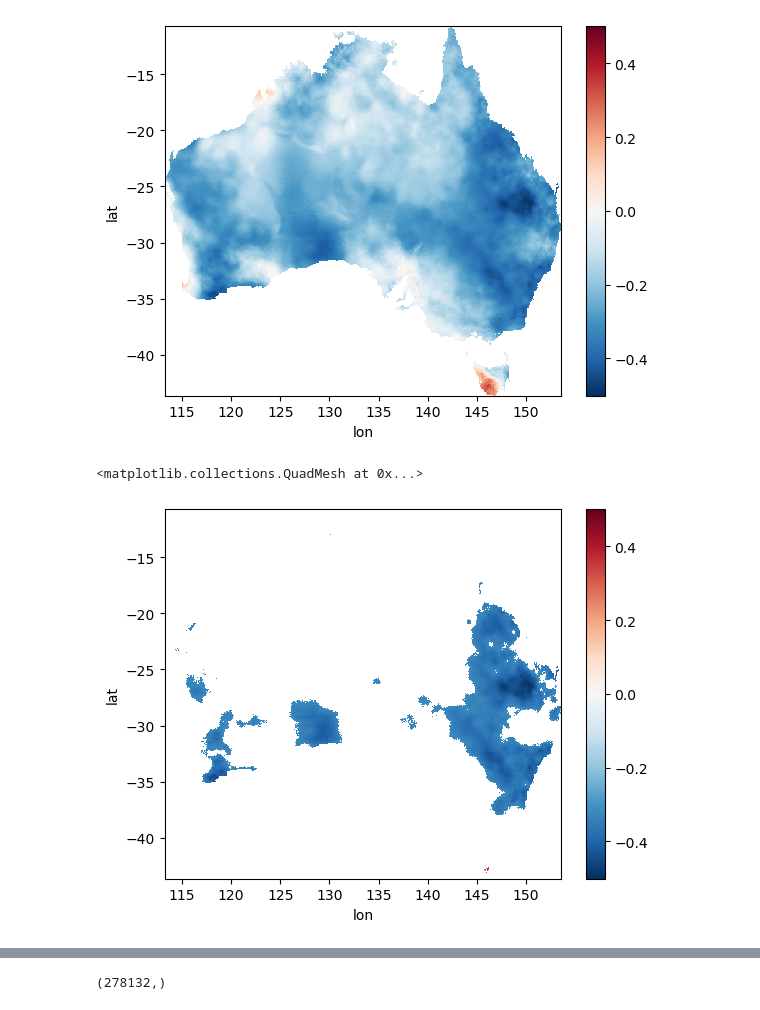
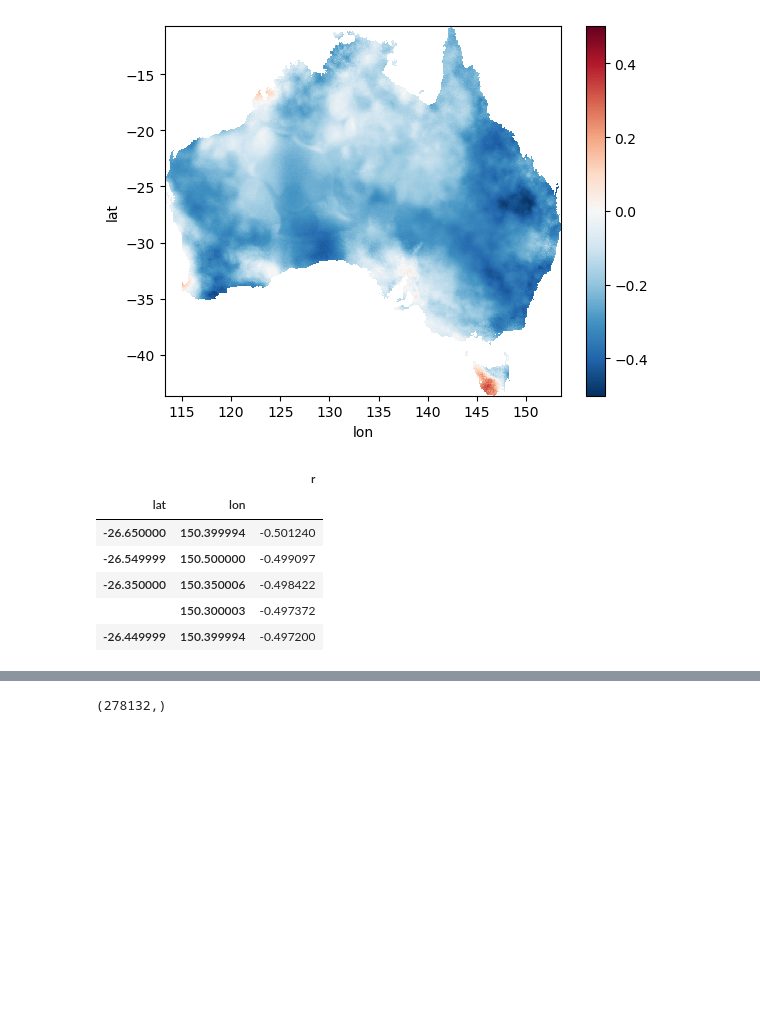
Before and after one commit to dgudy91/SEAus_Fire_weather_2k_reconstruction, a Jupyter notebook: Firepaper_Figure1_FFDI_LDsss_1950-2016_corr_FDR.ipynb, the cells around one changed output, grey strips where cells are left out. Saved outputs shown, nothing was run; the diff lists cells and outputs as text; code cells hidden in the pictures; blank space fills up the shorter version.

```diff
--- a/Firepaper_Figure1_FFDI_LDsss_1950-2016_corr_FDR.ipynb
+++ b/Firepaper_Figure1_FFDI_LDsss_1950-2016_corr_FDR.ipynb
@@ -230,12 +172,20 @@ dcorr_r.plot()
 # %% [output]
 <matplotlib.collections.QuadMesh at 0x...>
 [figure]
-# %%
-dcorr_r.where(dcorr_eff_p<0.01).plot()
-# %% [output]
-<matplotlib.collections.QuadMesh at 0x...>
-[figure, removed]
 # %%
-#False Discovery Rates
+#Calculate the False Discovery Rates - multiple tests
 p_df = dcorr_eff_p.to_dataframe(name = 'pvalues')
 r_df = dcorr_r.to_dataframe(name = 'r')
+p_df = p_df.dropna(axis = 0)
+p_df_sorted = p_df.sort_values(by = ['pvalues'])
+r_df = r_df.dropna(axis = 0)
+r_df_sorted = r_df.sort_values(by = ['r'])
+r_df_sorted.head()
+# %% [output]
+|  |  | r |
+| lat | lon |  |
+| -26.650000 | 150.399994 | -0.501240 |
+| -26.549999 | 150.500000 | -0.499097 |
+| -26.350000 | 150.350006 | -0.498422 |
+|  | 150.300003 | -0.497372 |
+| -26.449999 | 150.399994 | -0.497200 |
```
Also changed, not shown: parts of 37 cells of this notebook.
